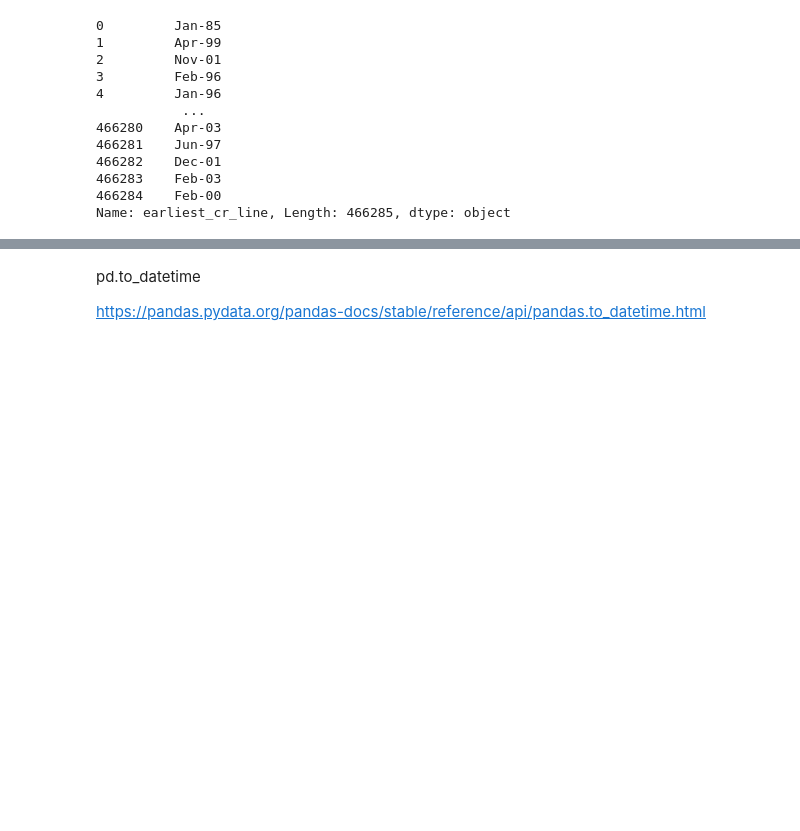
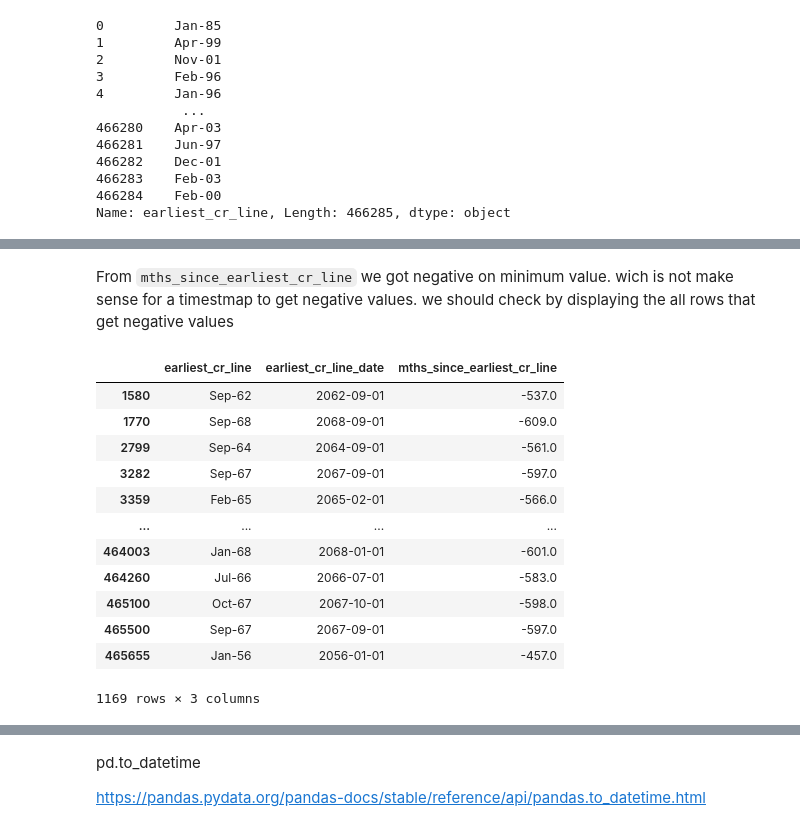
Before and after one commit to abdurrahmanshidiq/Credit_Risk_Modelling, a Jupyter notebook: 1_General_Preprocessing.ipynb, the cells around one changed output, grey strips where cells are left out. Saved outputs shown, nothing was run; the diff lists cells and outputs as text; code cells hidden in the pictures; blank space fills up the shorter version.

```diff
--- a/1_General_Preprocessing.ipynb
+++ b/1_General_Preprocessing.ipynb
@@ -222,0 +224,2 @@ Name: earliest_cr_line, Length: 466285, dtype: object
+# %%
+loan_data['earliest_cr_line_date'] = pd.to_datetime(loan_data['earliest_cr_line'], format='%b-%y')
@@ -222,0 +267,20 @@ Name: earliest_cr_line, Length: 466285, dtype: object
+# %% [markdown]
+From `mths_since_earliest_cr_line` we got negative on minimum value. wich is not make sense for a timestmap to get negative values. we should check by displaying the all rows that get negative values
+# %%
+#get all rows with negative value
+loan_data[loan_data['mths_since_earliest_cr_line'] < 0][['earliest_cr_line',
+                                                         'earliest_cr_line_date', 'mths_since_earliest_cr_line']]
+# %% [output]
+|  | earliest_cr_line | earliest_cr_line_date | mths_since_earliest_cr_line |
+| 1580 | Sep-62 | 2062-09-01 | -537.0 |
+| 1770 | Sep-68 | 2068-09-01 | -609.0 |
+| 2799 | Sep-64 | 2064-09-01 | -561.0 |
+| 3282 | Sep-67 | 2067-09-01 | -597.0 |
+| 3359 | Feb-65 | 2065-02-01 | -566.0 |
+| ... | ... | ... | ... |
+| 464003 | Jan-68 | 2068-01-01 | -601.0 |
+| 464260 | Jul-66 | 2066-07-01 | -583.0 |
+| 465100 | Oct-67 | 2067-10-01 | -598.0 |
+| 465500 | Sep-67 | 2067-09-01 | -597.0 |
+| 465655 | Jan-56 | 2056-01-01 | -457.0 |
+1169 rows × 3 columns
```
Also changed, not shown: parts of 36 cells of this notebook, 1 other file.
